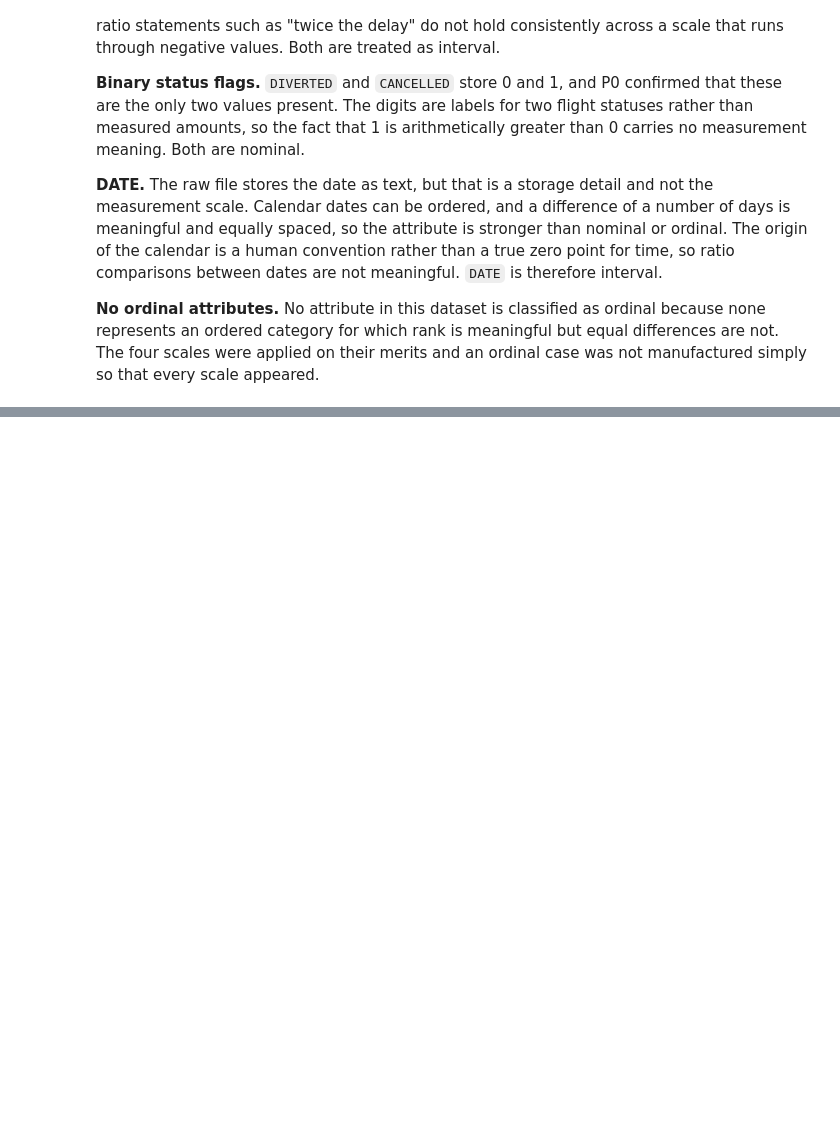
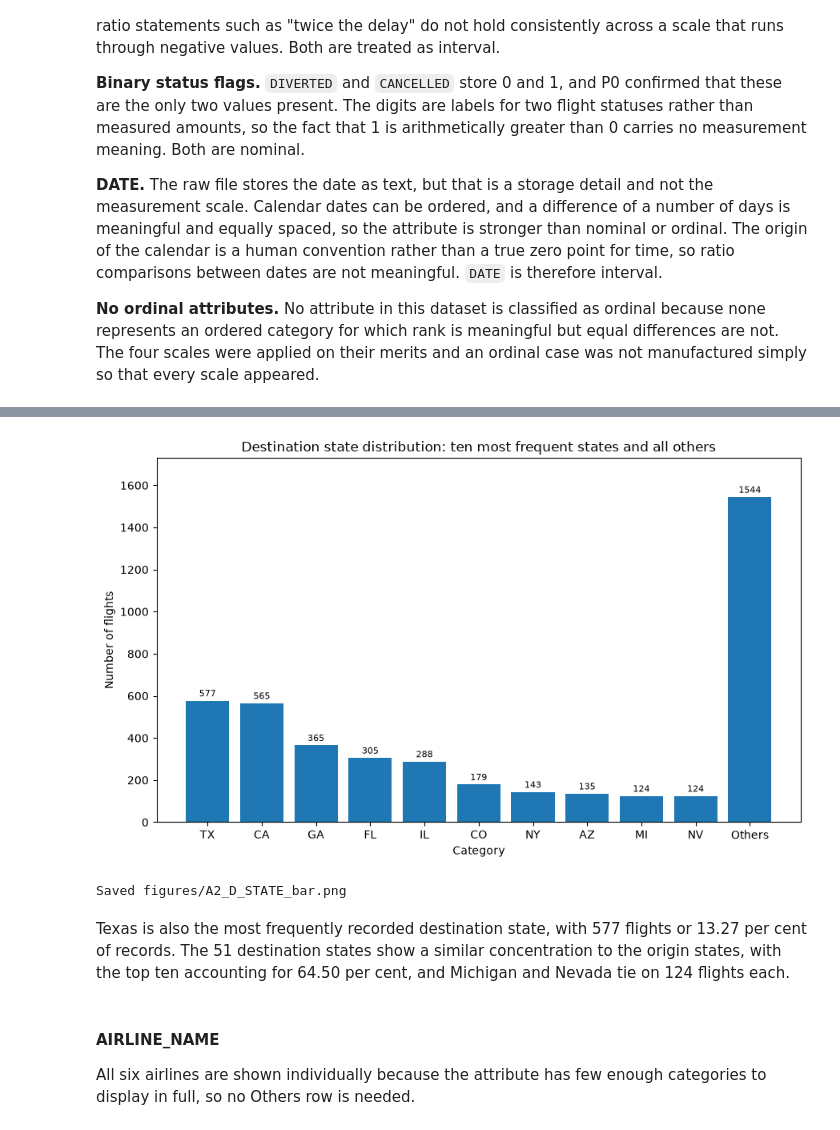
Before and after one commit to le23967/31250-assignment2-25740123, a Jupyter notebook: ida_25740123.ipynb, the cells around one changed output, grey strips where cells are left out. Cells and saved outputs as stored; diff of their text form; code cells hidden in the pictures; blank space fills up the shorter version.

```diff
--- a/ida_25740123.ipynb
+++ b/ida_25740123.ipynb
@@ -732,0 +1014,13 @@ Four groups of attributes needed careful thought, because their storage in the f
+# %%
+d_state_full = frequency_table("D_STATE")
+d_state_report = report_table(d_state_full)
+
+d_state_full.to_csv("outputs/A2_D_STATE_frequency_full.csv", index=False)
+d_state_report.to_csv("outputs/A2_D_STATE_report_table.csv", index=False)
+
+describe_categorical("D_STATE", d_state_full)
+print()
+print("Categories in the full table:", len(d_state_full))
+print("Rows in the report table:", len(d_state_report))
+
+d_state_report
@@ -732,0 +1053,13 @@ Four groups of attributes needed careful thought, because their storage in the f
+# %%
+save_bar_chart(d_state_report, "D_STATE",
+               "Destination state distribution: ten most frequent states and all others",
+               horizontal=False)
+# %% [output]
+[figure, added]
+Saved figures/A2_D_STATE_bar.png
+# %% [markdown]
+Texas is also the most frequently recorded destination state, with 577 flights or 13.27 per cent of records. The 51 destination states show a similar concentration to the origin states, with the top ten accounting for 64.50 per cent, and Michigan and Nevada tie on 124 flights each.
+# %% [markdown]
+#### AIRLINE_NAME
+
+All six airlines are shown individually because the attribute has few enough categories to display in full, so no Others row is needed.
```
Also changed, not shown: parts of 35 cells of this notebook, 16 other files.
